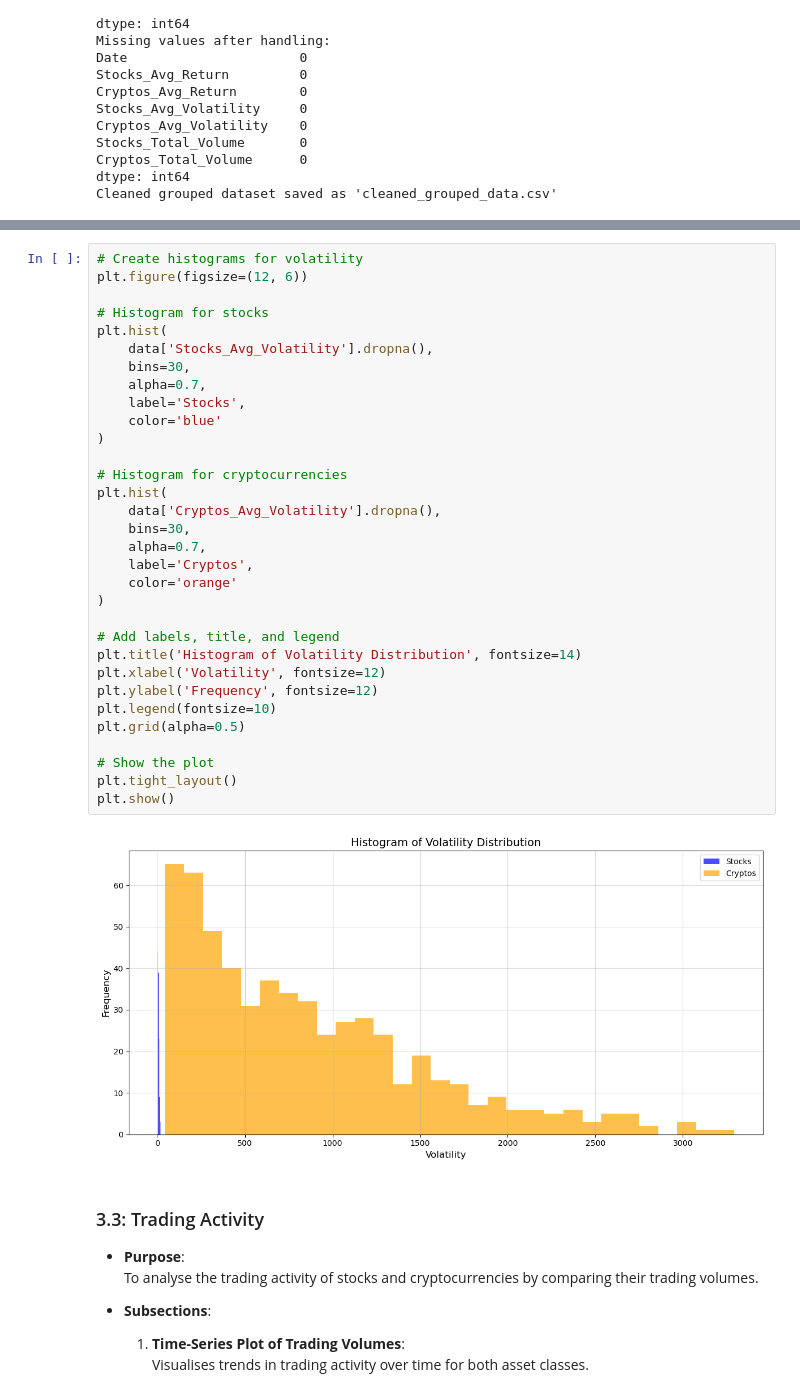
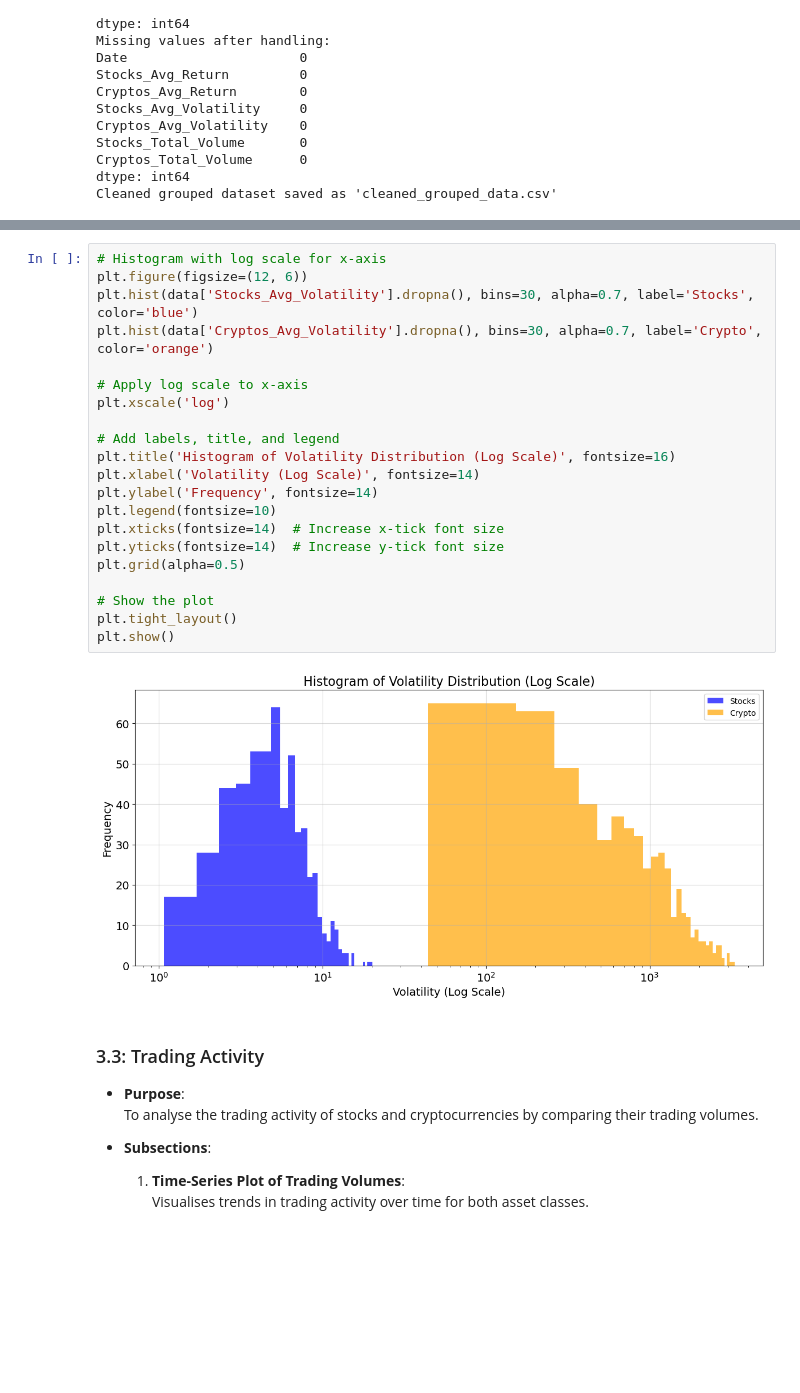
Before and after one commit to Misharasapu/hv20235_EMATM0048, a Jupyter notebook: task2/Coding summative - Task 2 .ipynb, the cells around one changed output, grey strips where cells are left out. Saved outputs shown, nothing was run; the diff lists cells and outputs as text; blank space fills up the shorter version.

```diff
--- a/task2/Coding summative - Task 2 .ipynb
+++ b/task2/Coding summative - Task 2 .ipynb
@@ -831,37 +946,26 @@ plt.show()
 # %%
-# Create histograms for volatility
+# Histogram with log scale for x-axis
 plt.figure(figsize=(12, 6))
+plt.hist(data['Stocks_Avg_Volatility'].dropna(), bins=30, alpha=0.7, label='Stocks', color='blue')
+plt.hist(data['Cryptos_Avg_Volatility'].dropna(), bins=30, alpha=0.7, label='Crypto', color='orange')
 
-# Histogram for stocks
-plt.hist(
-    data['Stocks_Avg_Volatility'].dropna(),
-    bins=30,
-    alpha=0.7,
-    label='Stocks',
-    color='blue'
-)
-
-# Histogram for cryptocurrencies
-plt.hist(
-    data['Cryptos_Avg_Volatility'].dropna(),
-    bins=30,
-    alpha=0.7,
-    label='Cryptos',
-    color='orange'
-)
+# Apply log scale to x-axis
+plt.xscale('log')
 
 # Add labels, title, and legend
-plt.title('Histogram of Volatility Distribution', fontsize=14)
-plt.xlabel('Volatility', fontsize=12)
-plt.ylabel('Frequency', fontsize=12)
+plt.title('Histogram of Volatility Distribution (Log Scale)', fontsize=16)
+plt.xlabel('Volatility (Log Scale)', fontsize=14)
+plt.ylabel('Frequency', fontsize=14)
 plt.legend(fontsize=10)
+plt.xticks(fontsize=14)  # Increase x-tick font size
+plt.yticks(fontsize=14)  # Increase y-tick font size
 plt.grid(alpha=0.5)
 
 # Show the plot
 plt.tight_layout()
 plt.show()
 # %% [output]
-[figure, old version]
+[figure, new version]
 # %% [markdown]
 ### 3.3: Trading Activity
 
```
Also changed, not shown: parts of 52 cells of this notebook.
